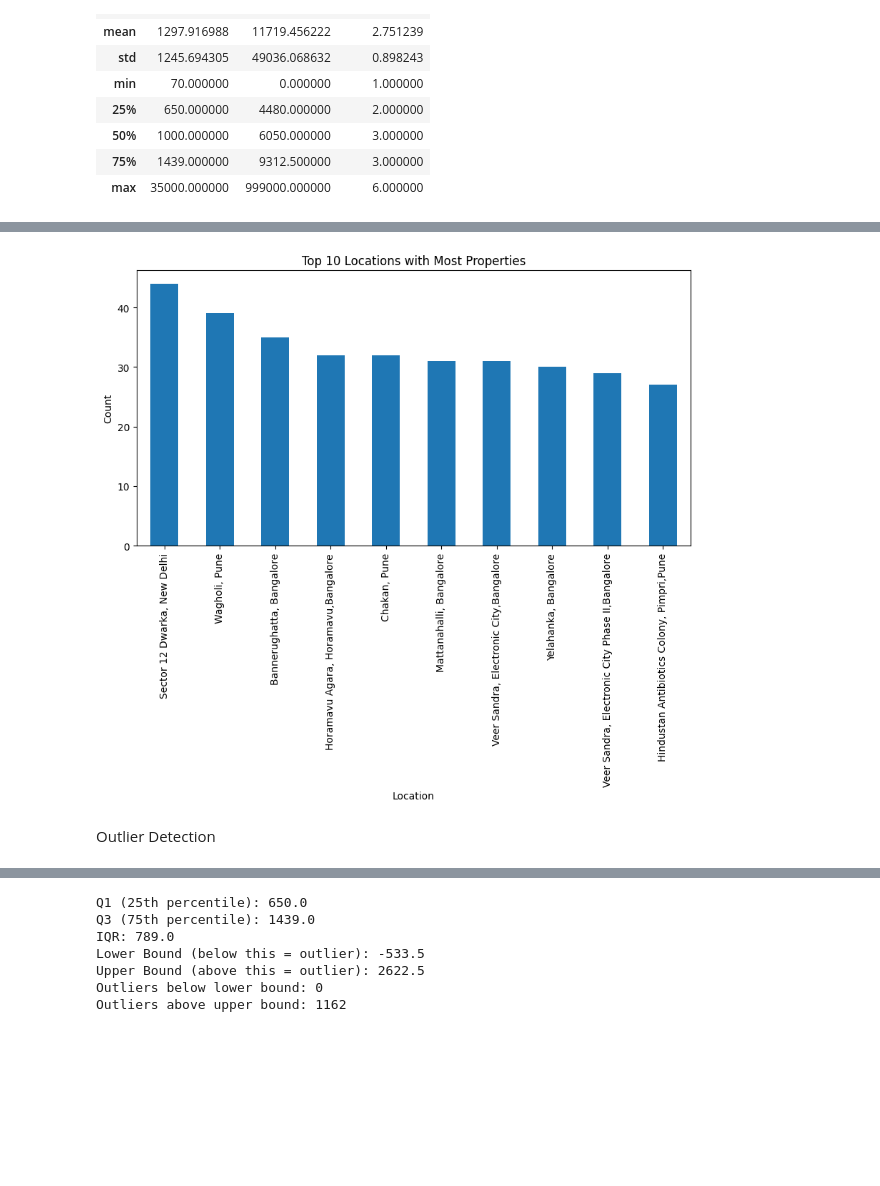
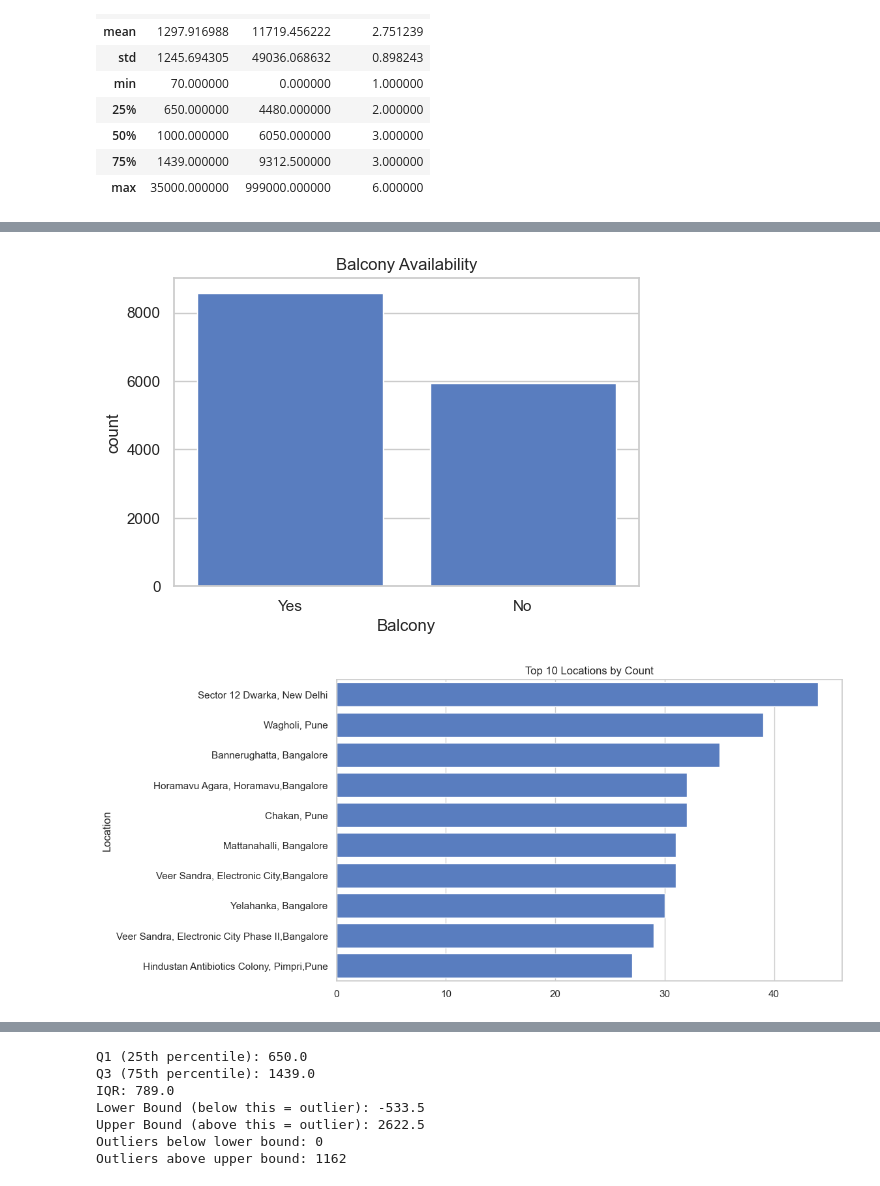
Before and after one commit to AabidMK/RealtyAI_Infosys_Internship_Aug2025, a Jupyter notebook: House Price prediction model.ipynb, the cells around one changed output, grey strips where cells are left out. Saved outputs shown, nothing was run; the diff lists cells and outputs as text; code cells hidden in the pictures; blank space fills up the shorter version.

```diff
--- a/House Price prediction model.ipynb
+++ b/House Price prediction model.ipynb
@@ -133,3 +168,2 @@ def extract_bedrooms(text):
 # %%
-df["Bedrooms"] = df["Property Title"].apply(extract_bedrooms)
-print(df[["Property Title", "Bedrooms"]].head(20))
+df[["Bedrooms", "Hall", "Kitchen", "Total_Rooms", "BHK_or_RK"]] = df["Property Title"].apply(extract_rooms)
@@ -159,18 +202,20 @@ Data Cleaning
 def convert_price(price_str):
     price_str = str(price_str).replace(",", "").strip()
 
-    match = re.match(r'₹?([\d\.]+)\s*(Lakh|Cr)?', price_str, re.IGNORECASE)
+    # Match numbers with optional decimals + units like L, Lakh, Cr, etc.
+    match = re.match(r'₹?\s*([\d]+(?:\.\d+)?)\s*(L|Cr|Crore|Crores)?', price_str, re.IGNORECASE)
 
     if match:
-        value = float(match.group(1))
-        unit = match.group(2)
+        value = float(match.group(1))   # numeric part
+        unit = match.group(2)           # unit part
 
         if unit:
-            if unit.lower() == "lakh":
+            unit = unit.lower()
+            if unit in ["l", "lakh", "lakhs"]:
                 return value * 1e5   # 1 Lakh = 100,000
-            elif unit.lower() == "cr":
+            elif unit in ["cr", "crore", "crores"]:
                 return value * 1e7   # 1 Cr = 10,000,000
-        return value
+        return value  # no unit → raw number
     return None
 # %%
 df["Price_Num"] = df["Price"].apply(convert_price)
@@ -201,0 +253,2 @@ plt.show()
+# %%
+sns.set(style="whitegrid", palette="muted")
@@ -202,12 +287,16 @@ plt.show()
+# %%
+plt.figure(figsize=(6,4))
+sns.countplot(x="Balcony", data=df)
+plt.title("Balcony Availability")
+plt.show()
+# %% [output]
+[figure, added]
 # %%
 # Top 10 locations
-plt.figure(figsize=(10,5))
-df["Location"].value_counts().head(10).plot(kind="bar")
-plt.title("Top 10 Locations with Most Properties")
-plt.xlabel("Location")
-plt.ylabel("Count")
+plt.figure(figsize=(10,6))
+top_locations = df["Location"].value_counts().nlargest(10)
+sns.barplot(x=top_locations.values, y=top_locations.index)
+plt.title("Top 10 Locations by Count")
 plt.show()
 # %% [output]
-[figure, old version]
+[figure, new version]
-# %% [markdown]
-Outlier Detection
```
Also changed, not shown: parts of 44 cells of this notebook.
